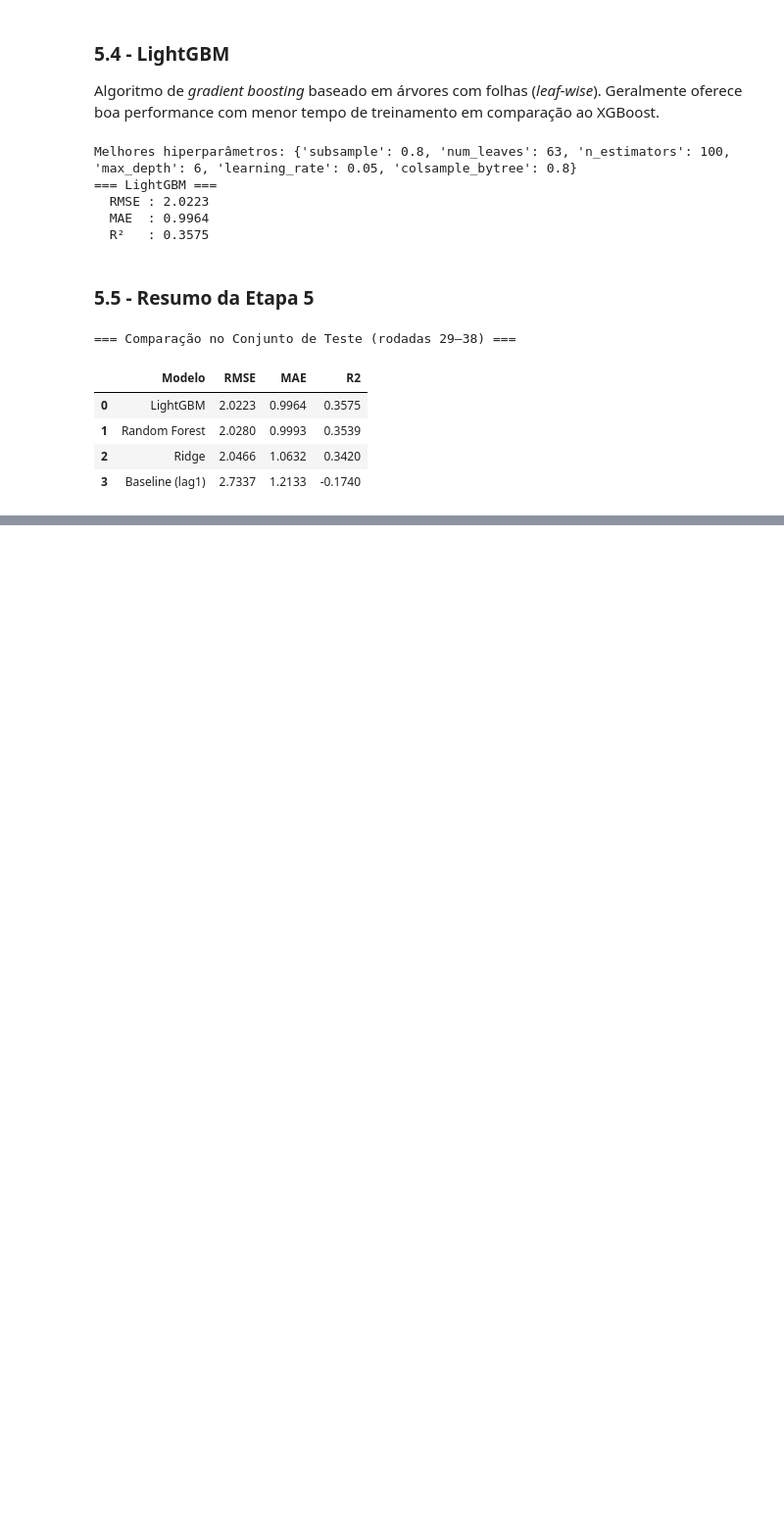
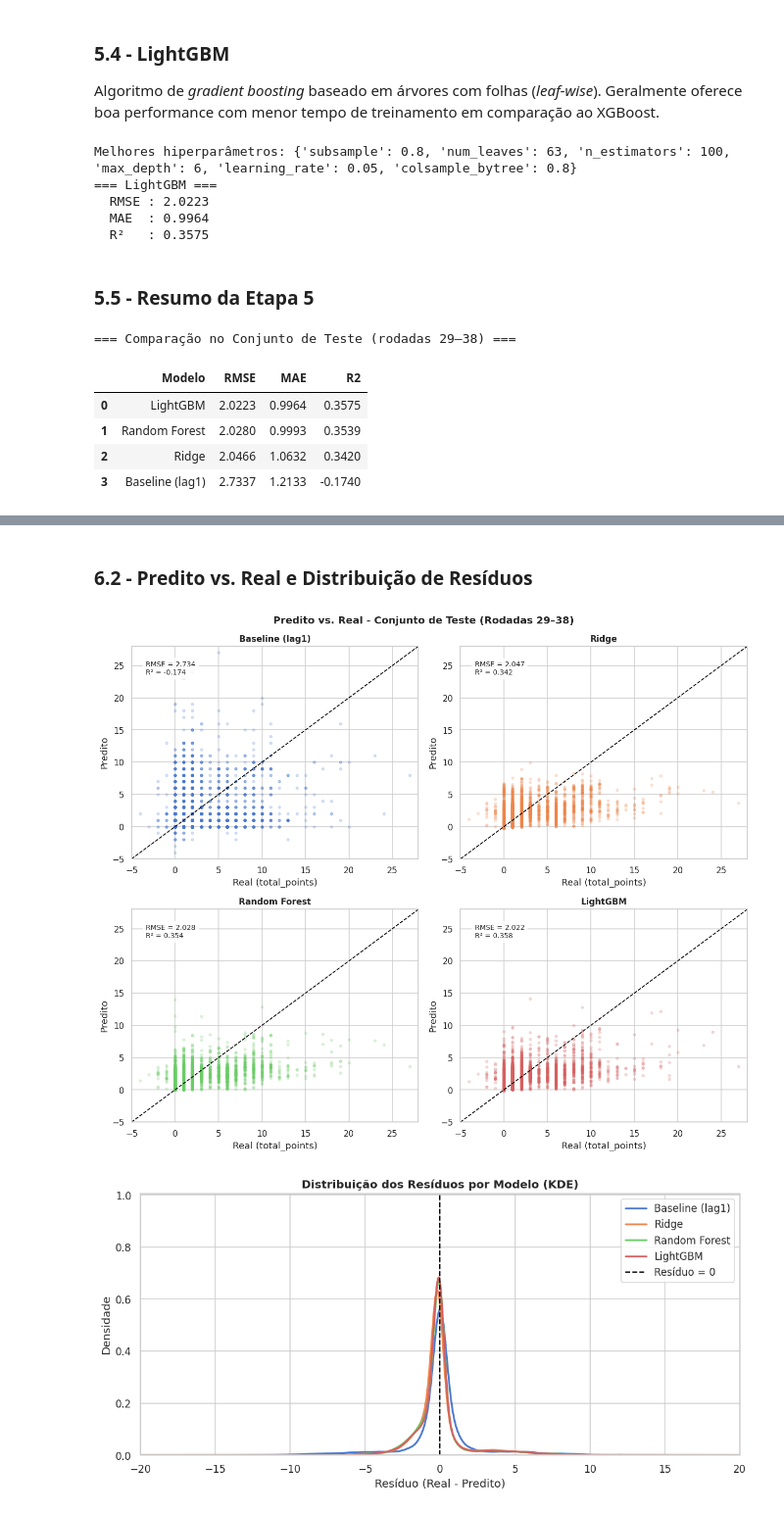
Before and after one commit to danieljmanzano/trab-icd, a Jupyter notebook: projeto_fpl.ipynb, the cells around one changed output, grey strips where cells are left out. Shown at 98% size. Cells and saved outputs as stored; diff of their text form; code cells hidden in the pictures; blank space fills up the shorter version.

```diff
--- a/projeto_fpl.ipynb
+++ b/projeto_fpl.ipynb
@@ -1236,0 +1259,12 @@ display(results.round(4))
+# %%
+results_6 = pd.DataFrame({
+    'Modelo': ['Baseline (lag1)', 'Ridge', 'Random Forest', 'LightGBM'],
+    'RMSE':   [rmse_bl, rmse_ri, rmse_rf, rmse_lgbm],
+    'MAE':    [mae_bl,  mae_ri,  mae_rf,  mae_lgbm],
+    'R²':     [r2_bl,   r2_ri,   r2_rf,   r2_lgbm],
+}).sort_values('RMSE').reset_index(drop=True)
+
+# Destacar melhor valor de cada métrica
+display(results_6.style
+    .format({'RMSE': '{:.4f}', 'MAE': '{:.4f}', 'R²': '{:.4f}'})
+)
@@ -1236,0 +1277,58 @@ display(results.round(4))
+# %% [markdown]
+### 6.2 - Predito vs. Real e Distribuição de Resíduos
+# %%
+modelos = {
+    'Baseline (lag1)': y_pred_baseline,
+    'Ridge':           y_pred_ridge,
+    'Random Forest':   y_pred_rf,
+    'LightGBM':        y_pred_lgbm,
+}
+cores = ['#4878d0', '#ee854a', '#6acc65', '#d65f5f']
+y_real = y_test.values
+lim = (y_real.min() - 1, y_real.max() + 1)
+
+# Figura 1: Predito vs. Real (2x2)
+fig, axes = plt.subplots(2, 2, figsize=(12, 10))
+axes = axes.flatten()
+
+for i, (nome, y_pred) in enumerate(modelos.items()):
+    ax = axes[i]
+    ax.scatter(y_real, y_pred, alpha=0.2, s=10, color=cores[i], rasterized=True)
+    ax.plot(lim, lim, color='black', linewidth=1.2, linestyle='--', label='y = x')
+    row = results_6[results_6['Modelo'] == nome]
+    rmse_v = row['RMSE'].values[0]
+    r2_v   = row['R²'].values[0]
+    ax.text(0.05, 0.93, f'RMSE = {rmse_v:.3f}\nR² = {r2_v:.3f}',
+            transform=ax.transAxes, fontsize=9, verticalalignment='top',
+            bbox=dict(boxstyle='round,pad=0.4', facecolor='white', alpha=0.8))
+    ax.set_title(nome, fontsize=11, fontweight='bold')
+    ax.set_xlabel('Real (total_points)')
+    ax.set_ylabel('Predito')
+    ax.set_xlim(lim)
+    ax.set_ylim(lim)
+
+fig.suptitle('Predito vs. Real - Conjunto de Teste (Rodadas 29–38)',
+             fontsize=13, fontweight='bold')
+plt.tight_layout()
+plt.show()
+
+# Figura 2: Resíduos sobrepostos (KDE)
+fig, ax = plt.subplots(figsize=(10, 5))
+
+for (nome, y_pred), cor in zip(modelos.items(), cores):
+    residuos = y_real - y_pred
+    ax.hist(residuos, bins=60, density=True, alpha=0.0, color=cor)  # apenas para escala
+    residuos_series = pd.Series(residuos)
+    residuos_series.plot.kde(ax=ax, linewidth=2, label=nome, color=cor)
+
+ax.axvline(0, color='black', linewidth=1.4, linestyle='--', label='Resíduo = 0')
+ax.set_title('Distribuição dos Resíduos por Modelo (KDE)', fontsize=12, fontweight='bold')
+ax.set_xlabel('Resíduo (Real - Predito)')
+ax.set_ylabel('Densidade')
+ax.set_xlim(-20, 20)
+ax.legend()
+plt.tight_layout()
+plt.show()
+# %% [output]
+[figure, added]
+[figure, added]
```
Also changed, not shown: parts of 4 cells of this notebook.
